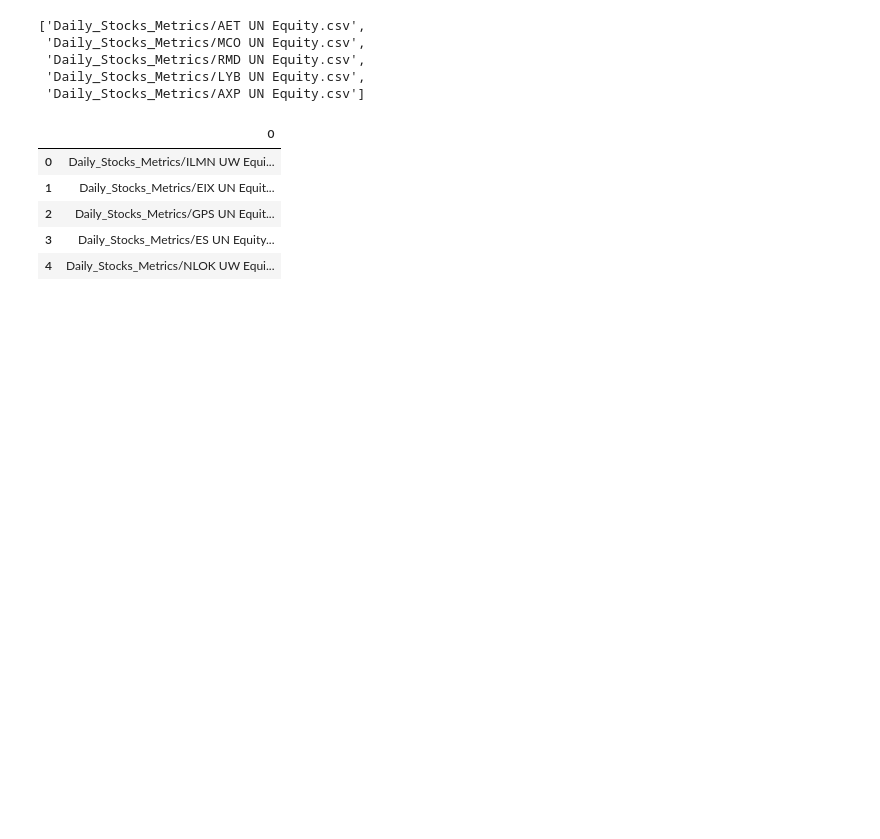
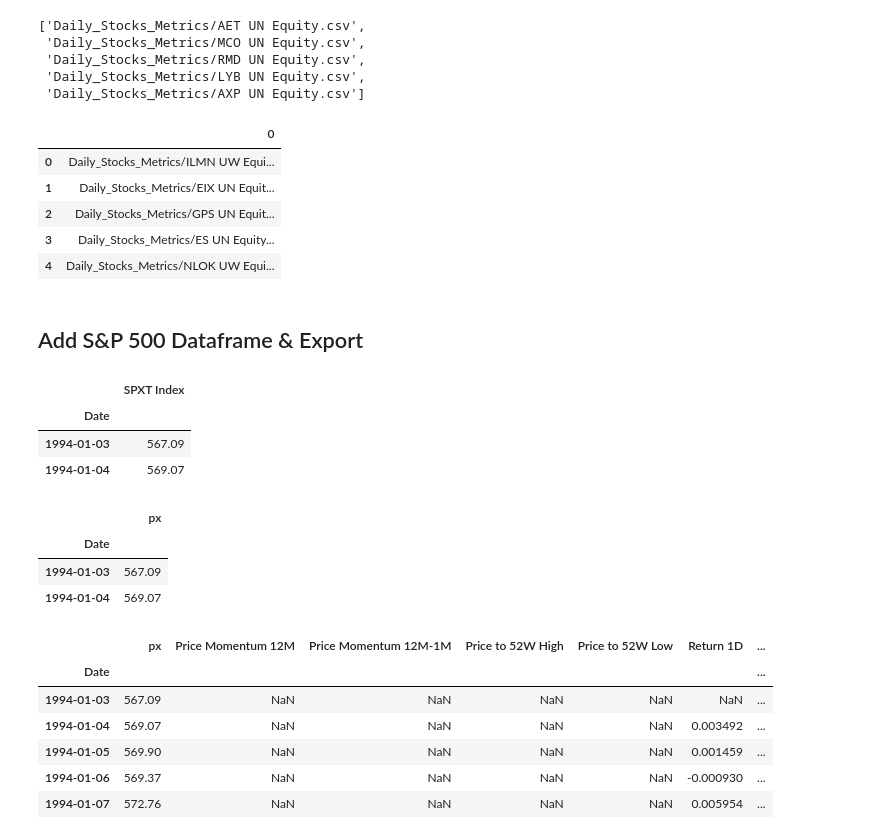
Before and after one commit to ekuo651/Machine-Learning-for-Stock-Selection, a Jupyter notebook: Daily_fund_and_tech_indicators.ipynb, the cells around one changed output. Cells and saved outputs as stored; diff of their text form; code cells hidden in the pictures; blank space fills up the shorter version.

Commit message:
added S&P500 price processing

```diff
--- a/Daily_fund_and_tech_indicators.ipynb
+++ b/Daily_fund_and_tech_indicators.ipynb
@@ -237,3 +267,37 @@ csv_names_df.head()
 | 4 | Daily_Stocks_Metrics/NLOK UW Equi... |
 # %%
 csv_names_df.to_csv('Daily_Stocks_Metrics/csv_names_list.csv',index=False)
+# %% [markdown]
+## Add S&P 500 Dataframe & Export
+# %%
+df_price = pd.read_csv('prices.csv')
+df_price.set_index(pd.to_datetime(df_price['Date'], infer_datetime_format=True), inplace=True)
+df_price.drop(columns=['Date','XLE US Equity', 'XLF US Equity', 'XLI US Equity',
+       'XLK US Equity', 'XLP US Equity', 'XLRE US Equity', 'XLU US Equity',
+       'XLV US Equity', 'XLY US Equity','XLB US Equity'], inplace=True)
+df_price.head(2)
+# %% [output]
+|  | SPXT Index |
+| Date |  |
+| 1994-01-03 | 567.09 |
+| 1994-01-04 | 569.07 |
+# %%
+df_price.columns = ['px']
+df_price.head(2)
+# %% [output]
+|  | px |
+| Date |  |
+| 1994-01-03 | 567.09 |
+| 1994-01-04 | 569.07 |
+# %%
+sp500_df = add_technical_indicators(df_price)
+# %%
+sp500_df.head()
+# %% [output]
+|  | px | Price Momentum 12M | Price Momentum 12M-1M | Price to 52W High | Price to 52W Low | Return 1D | ... |
+| Date |  |  |  |  |  |  | ... |
+| 1994-01-03 | 567.09 | NaN | NaN | NaN | NaN | NaN | ... |
+| 1994-01-04 | 569.07 | NaN | NaN | NaN | NaN | 0.003492 | ... |
+| 1994-01-05 | 569.90 | NaN | NaN | NaN | NaN | 0.001459 | ... |
+| 1994-01-06 | 569.37 | NaN | NaN | NaN | NaN | -0.000930 | ... |
+| 1994-01-07 | 572.76 | NaN | NaN | NaN | NaN | 0.005954 | ... |
```
Also changed, not shown: parts of 15 cells of this notebook.
